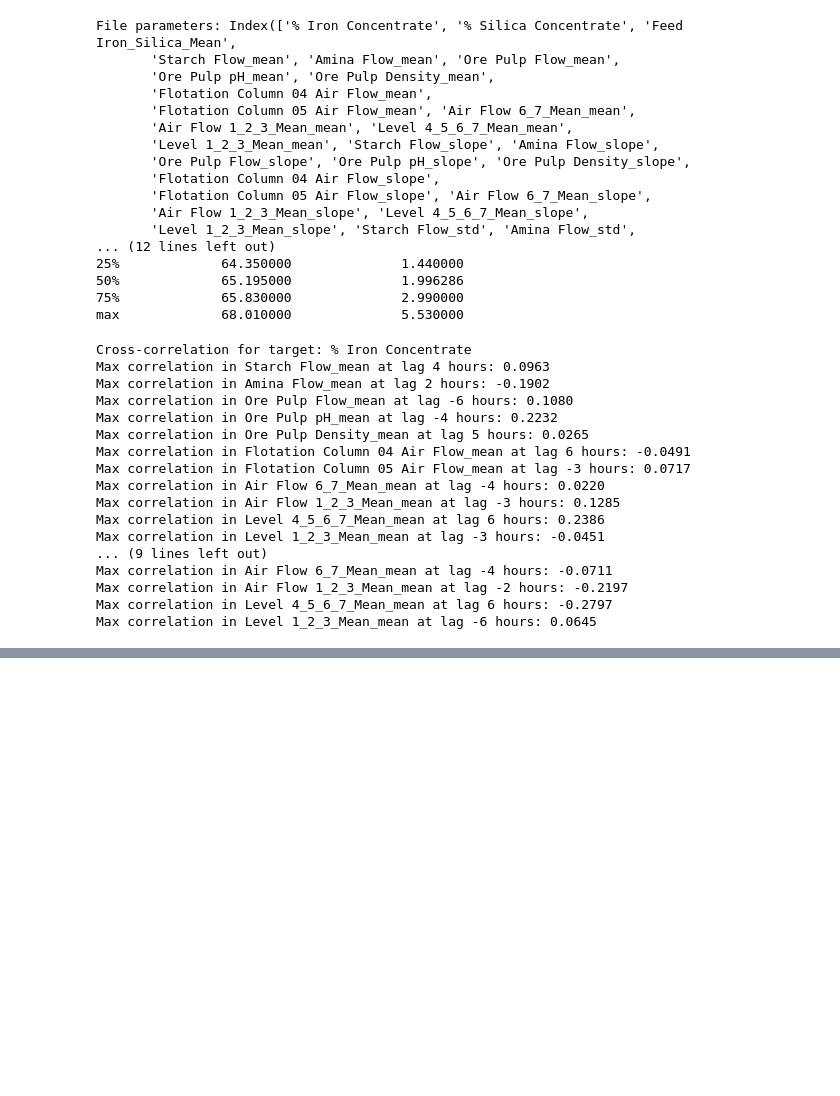
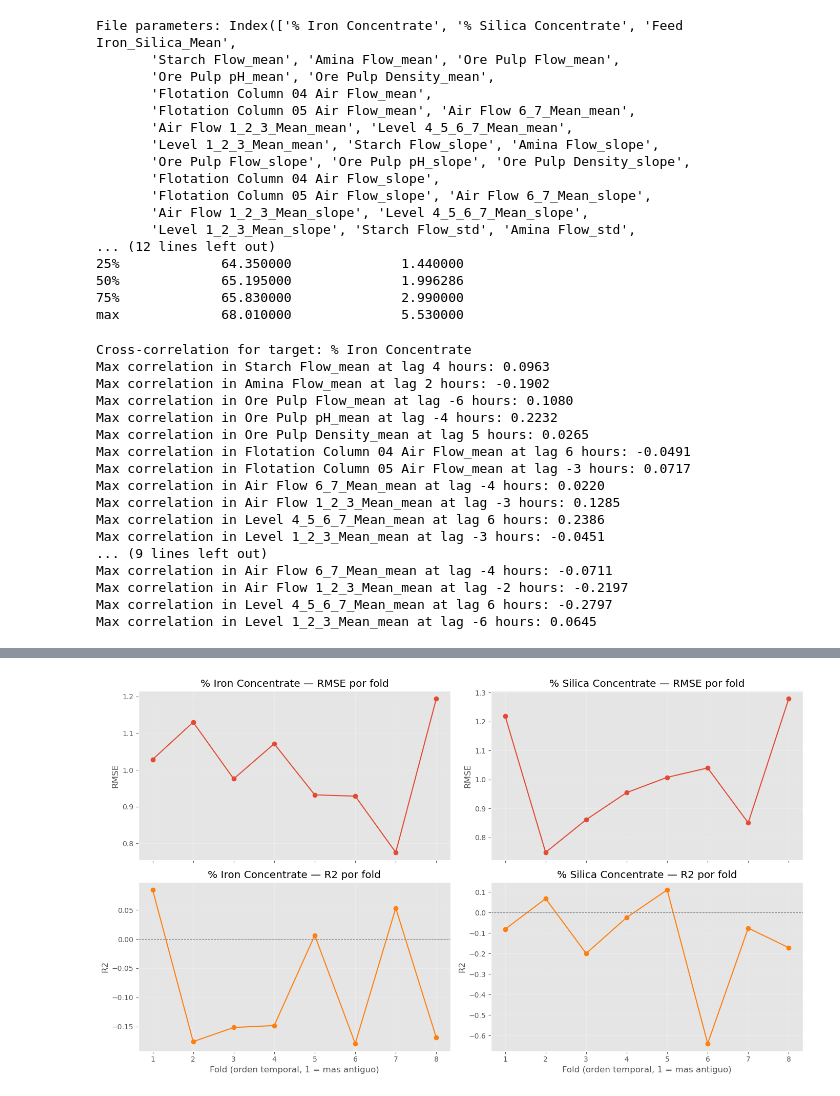
Before and after one commit to gerardo-perez-96/AOVE2-doc, a Jupyter notebook: mining_process_dataset/forecasting_1_h_ml.ipynb, the cells around one changed output, grey strips where cells are left out. Drawn from its saved outputs; the diff is of its cells as text; code cells hidden in the pictures; blank space fills up the shorter version.

Commit message:
New forecasting and newcasting with mining process added

```diff
--- a/mining_process_dataset/forecasting_1_h_ml.ipynb
+++ b/mining_process_dataset/forecasting_1_h_ml.ipynb
@@ -662,0 +714,65 @@ RMSE test tras grid search:
+# %%
+# --- Backtest de ventana deslizante (rolling-origin, walk-forward) ---
+# El grid search de arriba solo da el RMSE PROMEDIADO entre los folds de
+# walk-forward: si el modelo mejora o empeora segun avanza la campana, ese
+# promedio lo esconde. Aqui reentrenamos con los mejores hiperparametros del
+# grid search en cada fold por separado y guardamos el score de cada uno,
+# para ver la tendencia fold a fold en vez de un unico numero agregado.
+#
+# Reusa los mismos folds 'tscv' (lista de (train_idx, val_idx)) definidos en
+# la celda de grid search: ventana DESLIZANTE de tamano fijo (TRAIN_SIZE/
+# VAL_SIZE), no expanding, así que la proporcion val/train es 80/20 en TODOS
+# los folds, no solo en el ultimo.
+
+best_params_flat = {k.replace('estimator__', ''): v for k, v in grid_search.best_params_.items()}
+
+rolling_results = []
+for fold_num, (train_idx, val_idx) in enumerate(tscv, start=1):
+    X_tr, X_val = X_train_scaled.iloc[train_idx], X_train_scaled.iloc[val_idx]
+    y_tr, y_val = y_train.iloc[train_idx], y_train.iloc[val_idx]
+
+    fold_model = MultiOutputRegressor(
+        XGBRegressor(**best_params_flat, random_state=21, n_jobs=-1, tree_method='hist')
+    )
+    fold_model.fit(X_tr, y_tr)
+    y_pred_val = pd.DataFrame(fold_model.predict(X_val), index=y_val.index, columns=TARGET)
+
+    for col in TARGET:
+        rolling_results.append({
+            'fold': fold_num,
+            'val_start': X_val.index.min(),
+            'val_end': X_val.index.max(),
+            'n_train': len(train_idx),
+            'n_val': len(val_idx),
+            'target': col,
+            'RMSE': mean_squared_error(y_val[col], y_pred_val[col]) ** 0.5,
+            'MAE': mean_absolute_error(y_val[col], y_pred_val[col]),
+            'R2': r2_score(y_val[col], y_pred_val[col]),
+        })
+
+rolling_df = pd.DataFrame(rolling_results)
+print(rolling_df.to_string(index=False))
+
+# --- Grafica: RMSE y R2 por fold, un panel por target ---
+# Si el modelo mejora al avanzar en el tiempo (mas historico disponible,
+# o el proceso se vuelve mas predecible), el RMSE deberia bajar y el R2
+# subir de izquierda a derecha. Una linea plana o que empeora sugiere que
+# mas datos de entrenamiento no ayudan (o que el proceso cambia de regimen).
+fig, axes = plt.subplots(2, len(TARGET), figsize=(7 * len(TARGET), 8), sharex=True)
+for j, col in enumerate(TARGET):
+    sub = rolling_df[rolling_df['target'] == col]
+    axes[0, j].plot(sub['fold'], sub['RMSE'], marker='o')
+    axes[0, j].set_title(f'{col} — RMSE por fold')
+    axes[0, j].set_ylabel('RMSE')
+    axes[0, j].grid(alpha=0.3)
+
+    axes[1, j].plot(sub['fold'], sub['R2'], marker='o', color='tab:orange')
+    axes[1, j].set_title(f'{col} — R2 por fold')
+    axes[1, j].set_ylabel('R2')
+    axes[1, j].set_xlabel('Fold (orden temporal, 1 = mas antiguo)')
+    axes[1, j].axhline(0, color='gray', linewidth=0.8, linestyle='--')
+    axes[1, j].grid(alpha=0.3)
+
+plt.tight_layout()
+plt.show()
+# %% [output]
@@ -663,3 +796,4 @@ RMSE test tras grid search:
+[figure, added]
 # %%
 # --- Naive baselines realimentados (persistencia clasica de forecasting a 1 paso):
 # usan el valor REAL del target en t (y t-1 para el drift) para predecir t+1, a
```
Also changed, not shown: parts of 11 cells of this notebook, 13 other files.
